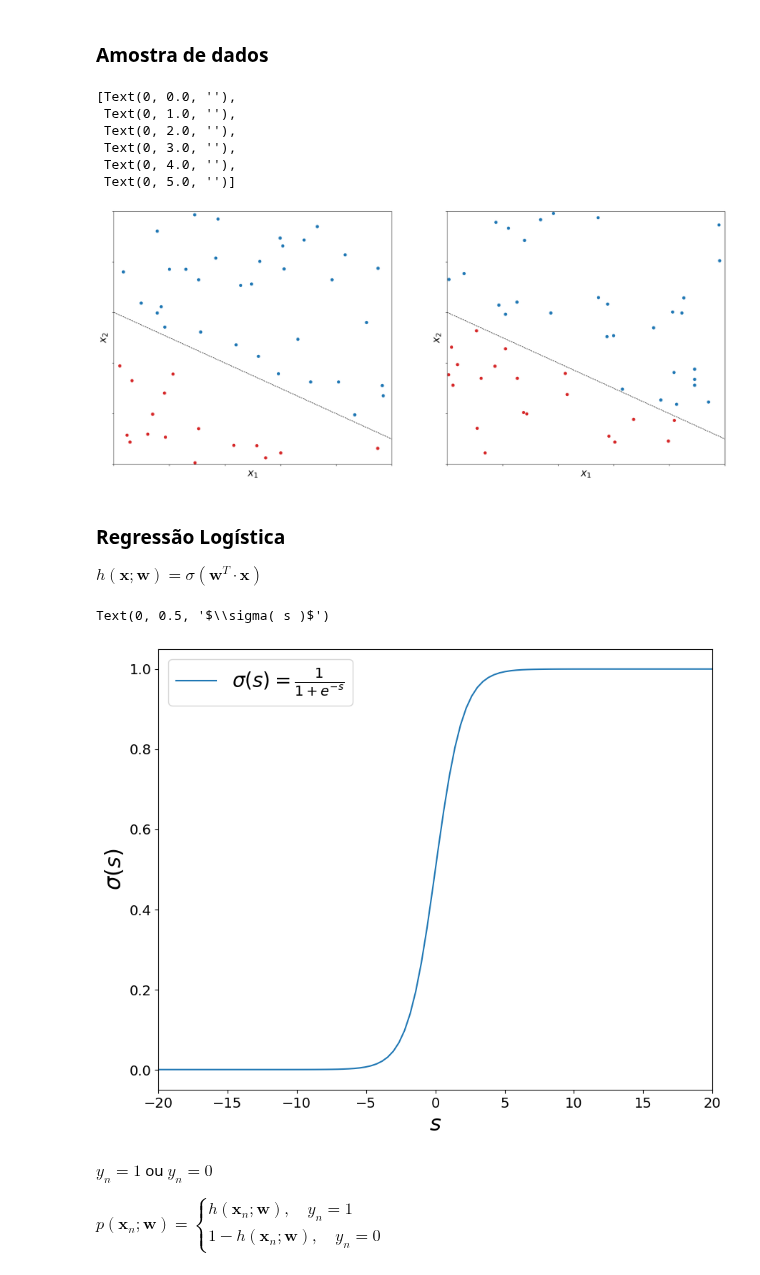
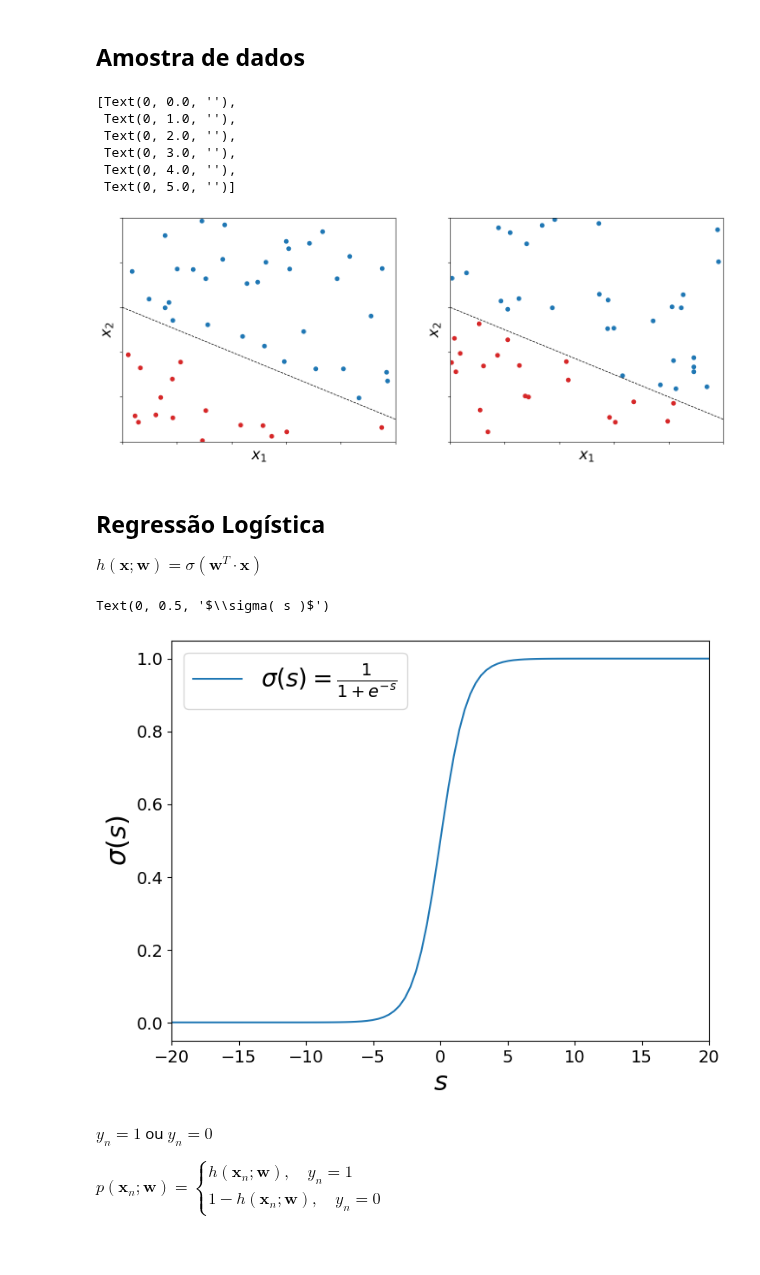
Before and after one commit to clemencia/ML4Physics, a Jupyter notebook: 02-Classificação_Regressão_Logística.ipynb, the cells around one changed output. Saved outputs shown, nothing was run; the diff lists cells and outputs as text; code cells hidden in the pictures; blank space fills up the shorter version.

```diff
--- a/02-Classificação_Regressão_Logística.ipynb
+++ b/02-Classificação_Regressão_Logística.ipynb
@@ -21,5 +21,5 @@ print ( sklearn.__version__ )
 # %% [markdown]
-### Amostra de dados
+## Amostra de dados
 # %%
 x1_min = 0.
 x1_max = 5.
@@ -50,7 +50,7 @@ np.random.seed( 100 )
 X_test, y_test = create_dataset( n_data, p0, p1 )
 df_test = pd.DataFrame( np.c_[ X_test, y_test ], columns=( "x1", "x2", "y_label" ) ).astype( { "y_label": "int32" } )
 # %%
-fig, axes = plt.subplots( 1, 2, figsize=(24,10) )
+fig, axes = plt.subplots( 1, 2, figsize=(16,6) )
 
 msk_sig = ( df_train[ "y_label" ] == +1 )
 msk_bkg = ( df_train[ "y_label" ] ==  0 )
@@ -61,40 +61,40 @@ axes[0].plot( df_train_bkg[ "x1" ], df_train_bkg[ "x2" ], 'o', color='tab:red' )
 axes[0].plot( [ x1_min, x1_max ], [ ( p0 + p1 * x1_min ), ( p0 + p1 * x1_max ) ], linestyle='dashed', linewidth=1, color='black' )
 
 axes[0].set_xlim( x1_min, x1_max )
 axes[0].set_ylim( x2_min, x2_max )
 axes[0].set_xlabel( r'$x_1$' )
 axes[0].set_ylabel( r'$x_2$' )
 axes[0].xaxis.set_ticklabels( [] )
 axes[0].yaxis.set_ticklabels( [] )
 
 msk_sig = ( df_test[ "y_label" ] == +1 )
 msk_bkg = ( df_test[ "y_label" ] ==  0 )
 df_test_sig = df_test[ msk_sig ]
 df_test_bkg = df_test[ msk_bkg ]
 axes[1].plot( df_test_sig[ "x1" ], df_test_sig[ "x2" ], 'o', color='tab:blue' )
 axes[1].plot( df_test_bkg[ "x1" ], df_test_bkg[ "x2" ], 'o', color='tab:red' )
 axes[1].plot( [ x1_min, x1_max ], [ ( p0 + p1 * x1_min ), ( p0 + p1 * x1_max ) ], linestyle='dashed', linewidth=1, color='black' )
 
 axes[1].set_xlim( x1_min, x1_max )
 axes[1].set_ylim( x2_min, x2_max )
 axes[1].set_xlabel( r'$x_1$' )
 axes[1].set_ylabel( r'$x_2$' )
 axes[1].xaxis.set_ticklabels( [] )
 axes[1].yaxis.set_ticklabels( [] )
 # %% [output]
 [Text(0, 0.0, ''),
  Text(0, 1.0, ''),
  Text(0, 2.0, ''),
  Text(0, 3.0, ''),
  Text(0, 4.0, ''),
  Text(0, 5.0, '')]
-[figure, old version]
+[figure, new version]
 # %% [markdown]
-### Regressão Logística
+## Regressão Logística
 
 $h( \mathbf{x}; \mathbf{w} ) = \sigma( \mathbf{w}^{T} \cdot \mathbf{x} )$
 # %%
-fig = plt.figure( figsize=(10,8) )
+fig = plt.figure( figsize=(8,6) )
 xplot_ = np.linspace( -20., 20., 100 )
 plt.plot( xplot_, ( lambda x: 1. / ( 1. + np.exp( -x ) ) )( xplot_ ), label=r"$\sigma( s ) = \frac{1}{1 + e^{-s}}$" )
 plt.legend( loc='upper left', fontsize=20 )
@@ -103,7 +103,7 @@ plt.xlabel( r'$s$' )
 plt.ylabel( r'$\sigma( s )$' )
 # %% [output]
 Text(0, 0.5, '$\\sigma( s )$')
-[figure, old version]
+[figure, new version]
 # %% [markdown]
 $y_n = 1$ ou $y_n = 0$
 
```
Also changed, not shown: parts of 12 cells of this notebook.
